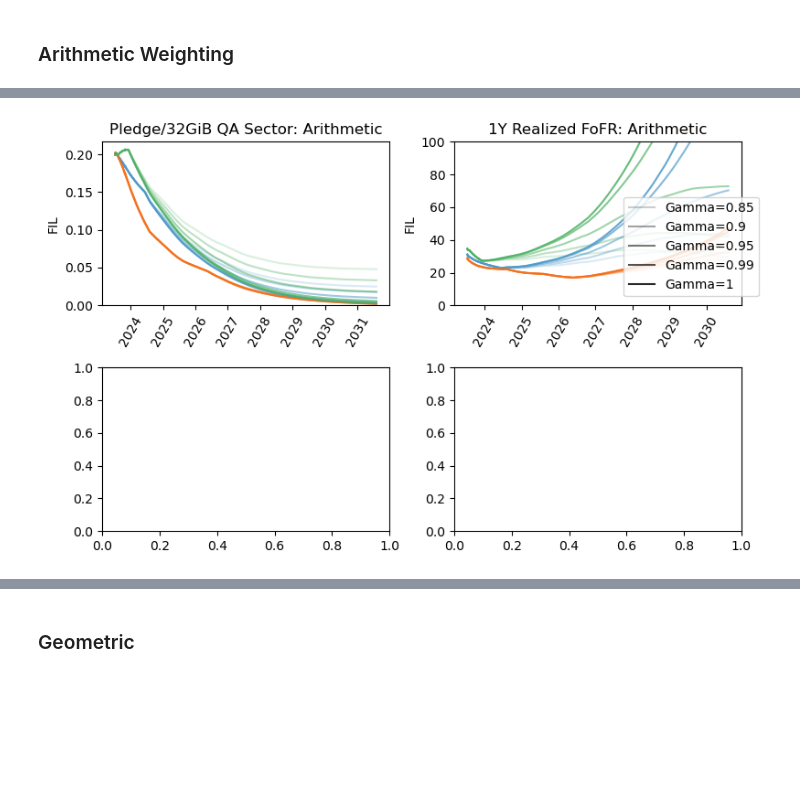
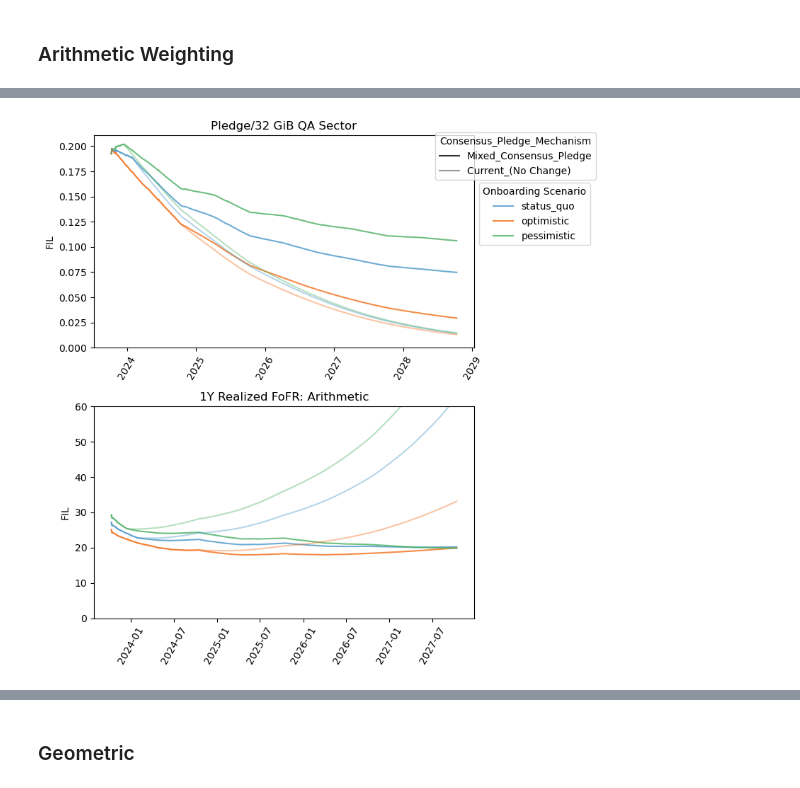
Before and after one commit to vkalghatgi/mechafil-jax-notebooks, a Jupyter notebook: baseline_project/Hybrid_Consensus_Pledge/Hybrid_Consensus_Weighting_Experiment.ipynb, the cells around one changed output, grey strips where cells are left out. Cells and saved outputs as stored; diff of their text form; code cells hidden in the pictures; blank space fills up the shorter version.

```diff
--- a/baseline_project/Hybrid_Consensus_Pledge/Hybrid_Consensus_Weighting_Experiment.ipynb
+++ b/baseline_project/Hybrid_Consensus_Pledge/Hybrid_Consensus_Weighting_Experiment.ipynb
@@ -54,9 +54,9 @@ def add_generated_quantities(cil_rbp, duration=365)->pd.DataFrame:
 # %%
 token = '/Users/vkalghatgi/Dropbox/Mac/Desktop/vik_spacescope_auth.json'
 
-start_date = date(2023, 7, 15)
+start_date = date(2023,10,10)
 current_date = date.today() - timedelta(days=3)
-forecast_length = 365*8
+forecast_length = 365*5
 end_date = current_date + timedelta(days=forecast_length)
 offline_data = data.get_simulation_data(token, start_date, current_date, end_date)
 
@@ -104,9 +108,9 @@ plt.show()
 # %%
 g = np.log(2)/(365)
 # Define Scenarios From this Document https://docs.google.com/document/d/1aD6mvbkisey_iUQ6VTuiicdYXYeVG5mDXdhEsVd0kPY/edit#heading=h.7f1lntj8edxh
-optimistic = 15
-pessimistic = 3
-status_quo = 6
+#optimistic = 15
+#pessimistic = 3
+#status_quo = 6
 
 baseline = minting.compute_baseline_power_array(
     np.datetime64(start_date), np.datetime64(end_date), offline_data['init_baseline_eib'],
@@ -114,14 +118,14 @@ baseline = minting.compute_baseline_power_array(
 
 scenarios = {
     'status_quo': {
-        'rbp': np.ones(forecast_length) * status_quo,
+        'rbp': np.ones(forecast_length) * smoothed_last_historical_rbp_median,
         'rr': np.ones(forecast_length) * smoothed_last_historical_rr,
         'fpr': np.ones(forecast_length) * smoothed_last_historical_fpr
     },
     'optimistic': {
         'rbp': curated.linear_increase_and_plateau(
             smoothed_last_historical_rbp_optimistic,
-            smoothed_last_historical_rbp_optimistic * 10,
+            smoothed_last_historical_rbp_optimistic * 3,
             forecast_length,
             forecast_length
         ),
@@ -129,7 +133,7 @@ scenarios = {
         'fpr': np.ones(forecast_length) * smoothed_last_historical_fpr
     },
     'pessimistic': {
-        'rbp': np.ones(forecast_length) * pessimistic,
+        'rbp': np.ones(forecast_length) * smoothed_last_historical_rbp_pessimistic,
         'rr': np.ones(forecast_length) * smoothed_last_historical_rr,
         'fpr': np.ones(forecast_length) * smoothed_last_historical_fpr
     },
@@ -154,7 +164,12 @@ plt.tight_layout()
 ## Simulations
 # %%
 # Parameter Setting
-gamma_weights = [0.85, 0.9, 0.95, 0.99, 1]
+base_case = True
+gamma_weights = [0, 0.3, 0.5, 0.7,0.9, 1]
+gamma_weights2 = [0.7, 1]
+
+if base_case is True:
+    gamma_weights = gamma_weights2
 gamma_weight_types = [0,1,2]
 lock_target_val = 0.3
 lock_target_trajectory = jnp.ones(forecast_length) * lock_target_val
@@ -182,14 +197,15 @@ for scenario_name, trajectories in scenarios.items():
                 forecast_length,
                 sector_duration,
                 offline_data,
-                gamma,
-                gamma_weight_type
+                gamma=gamma,
+                gamma_weight_type=gamma_weight_type,
             )
 
 
             simulation_results['1y_return_per_sector'] = np.concatenate((simulation_results['1y_return_per_sector'], nan_array))
             simulation_results['1y_sector_roi'] = np.concatenate((simulation_results['1y_sector_roi'], nan_array))
             simulation_results = pd.DataFrame(simulation_results)
+           # simulation_results['']
            # simulation_results = add_generated_quantities(simulation_results, duration=sector_duration)
             scenario2results_full[scenario_name][str(gamma_weight_type)][str(gamma)] = simulation_results
 
@@ -391,13 +443,15 @@ plot_macroeconomic_weighting(total_sim_len,
 # %%
 total_sim_len = (end_date - start_date).days
 t = [start_date + timedelta(days=i) for i in range(total_sim_len)]
 gamma_weight_type = 'Arithmetic'
 scenario2results = scenario2results_arithmetic
 plot_microeconomic_trajectories(total_sim_len,
-                             t,
-                             scenario2results,
-                             gamma_weights,
-                             gamma_weight_type=gamma_weight_type,
+                                t,
+                                scenario2results,
+                                gamma_weights,
+                                gamma_weight_type=gamma_weight_type,
+                                base_case=True
+
                             )
 # %% [output]
-[figure, old version]
+[figure, new version]
```
Also changed, not shown: parts of 51 cells of this notebook, 2 other files.
